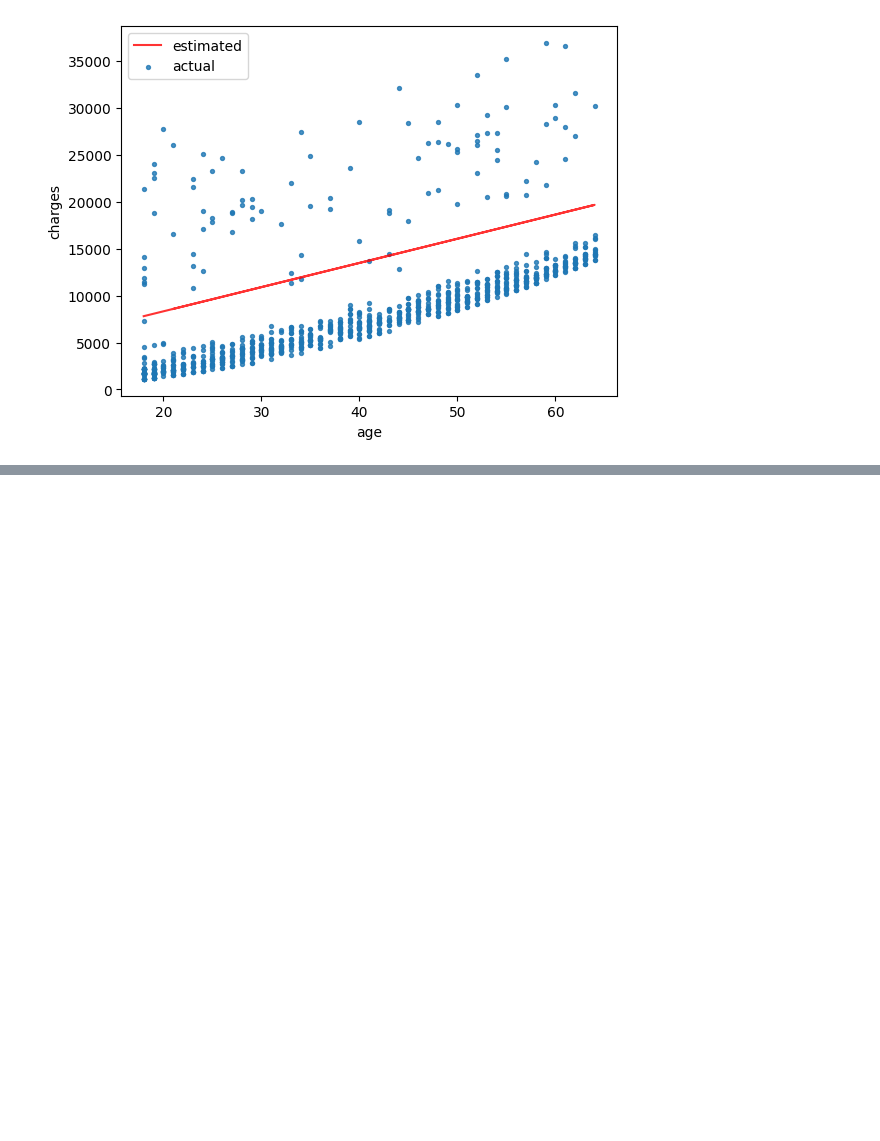
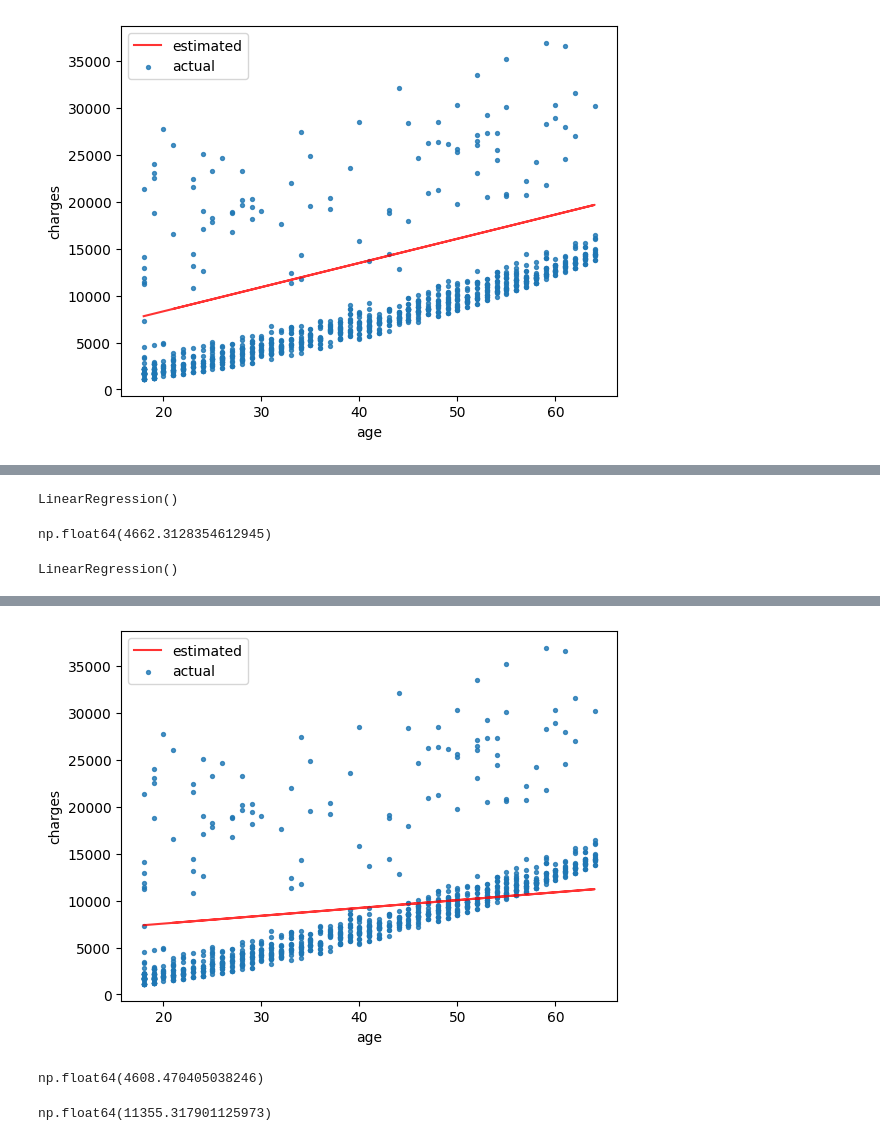
Before and after one commit to harsha72127/Machine_learning, a Jupyter notebook: regression.ipynb, the cells around one changed output, grey strips where cells are left out. Drawn from its saved outputs; the diff is of its cells as text; code cells hidden in the pictures; blank space fills up the shorter version.

Commit message:
linear_regression with multiple feature

```diff
--- a/regression.ipynb
+++ b/regression.ipynb
@@ -279,0 +288,21 @@ loss:  6752.1799003785845
+# %%
+model.fit(inputs,target)
+# %% [output]
+LinearRegression()
+# %%
+predicted=model.predict(inputs)
+rmse(predicted,target)
+# %% [output]
+np.float64(4662.3128354612945)
+# %%
+inputs=no_smoke_df[['bmi']]
+target=no_smoke_df.charges
+# %%
+model=LinearRegression()
+# %%
+model.fit(inputs,target)
+# %% [output]
+LinearRegression()
+# %%
+try_variable(model.coef_,model.intercept_)
+# %% [output]
@@ -279,0 +310,19 @@ loss:  6752.1799003785845
+[figure, added]
+# %%
+inputs=no_smoke_df[['age','bmi','children']]
+target=no_smoke_df.charges
+model=LinearRegression()
+model.fit(inputs,target)
+predicted=model.predict(inputs)
+rmse(predicted,target)
+# %% [output]
+np.float64(4608.470405038246)
+# %%
+inputs=df[['age','bmi','children']]
+target=df.charges
+model=LinearRegression()
+model.fit(inputs,target)
+predicted=model.predict(inputs)
+rmse(predicted,target)
+# %% [output]
+np.float64(11355.317901125973)
```
Also changed, not shown: parts of 20 cells of this notebook.
